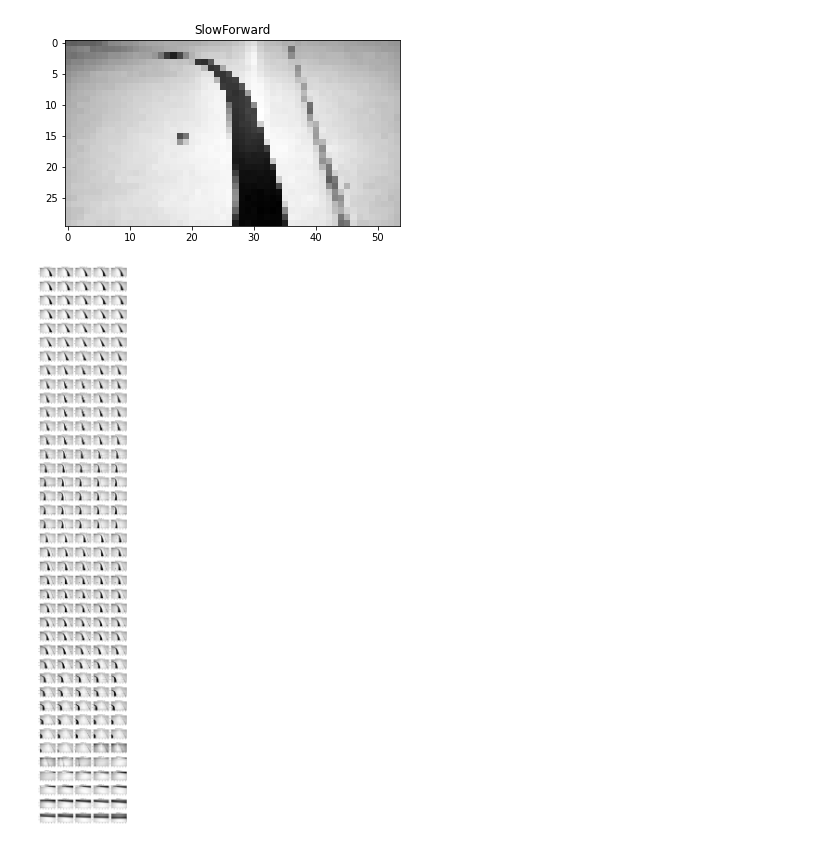
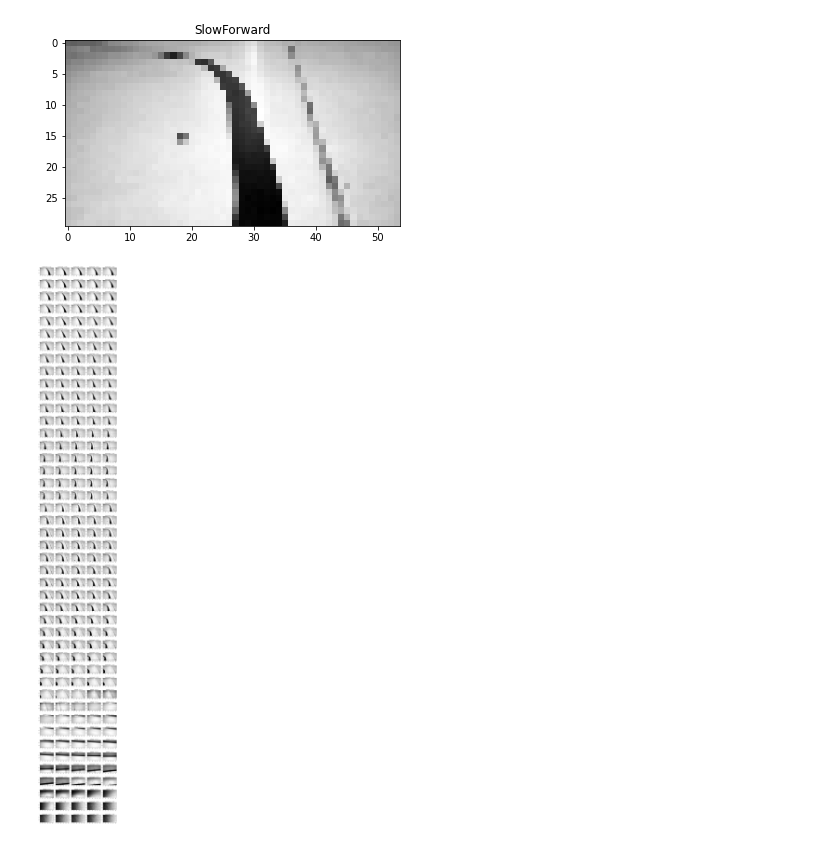
Before and after one commit to peter-seweiha/Freenove_4WD_Smart_Car, a Jupyter notebook: Code/PC/01.Analyse first run/1st_run_analyses.ipynb, the cells around one changed output. Drawn from its saved outputs; the diff is of its cells as text; code cells hidden in the pictures.

```diff
--- a/Code/PC/01.Analyse first run/1st_run_analyses.ipynb
+++ b/Code/PC/01.Analyse first run/1st_run_analyses.ipynb
@@ -24,4 +24,11 @@ from sklearn.metrics import accuracy_score
 # %%
 # Get the data from CSV file
 data = pd.read_csv('data_output2024-01-03 20_51_53.508811.csv')
+# %%
+# get timestamp in the right format
+data['timestamp'] = data['timestamp'].str.replace('_', ':')
+data['timestamp'] = pd.to_datetime(data['timestamp'], dayfirst=True)
+
+# Create a column that counts the time in seconds since the laast frame
+data['time-sec'] = (data['timestamp'] - data['timestamp'].shift(1)).dt.total_seconds().round(2)
 # %%
@@ -85,7 +103,7 @@ def preview_dataset(data = data, START_FRAME = 200, END_FRAME = 300 ):
         # convert the nested list to np.array
         img = np.array(img_as_list)
         axs[j].imshow(img, cmap='gray')
-        axs[j].set_title(f"{data['motion'][i]} , {data['LMR'][i]} ") # ,  {data['time-sec'][i]}
+        axs[j].set_title(f"{data['motion'][i]} , {data['LMR'][i]} , {data['time-sec'][i]}") # ,  {data['time-sec'][i]}
 
         # Hiding empty subplots if any
         for k in range(no_of_frames, len(axs)):
@@ -97,6 +115,6 @@ def preview_dataset(data = data, START_FRAME = 200, END_FRAME = 300 ):
 # %%
 preview_dataset(data = data,
                 START_FRAME = 0,
-                END_FRAME = 200 )
+                END_FRAME = 225 )
 # %% [output]
-[figure, old version]
+[figure, new version]
```
Also changed, not shown: parts of 1 cell of this notebook.
